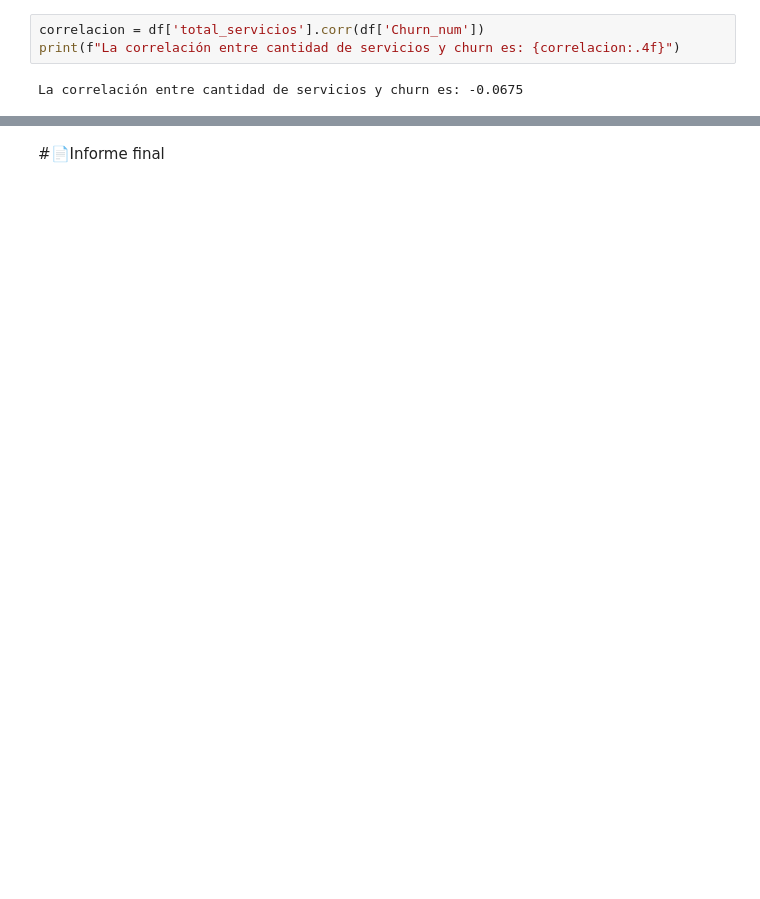
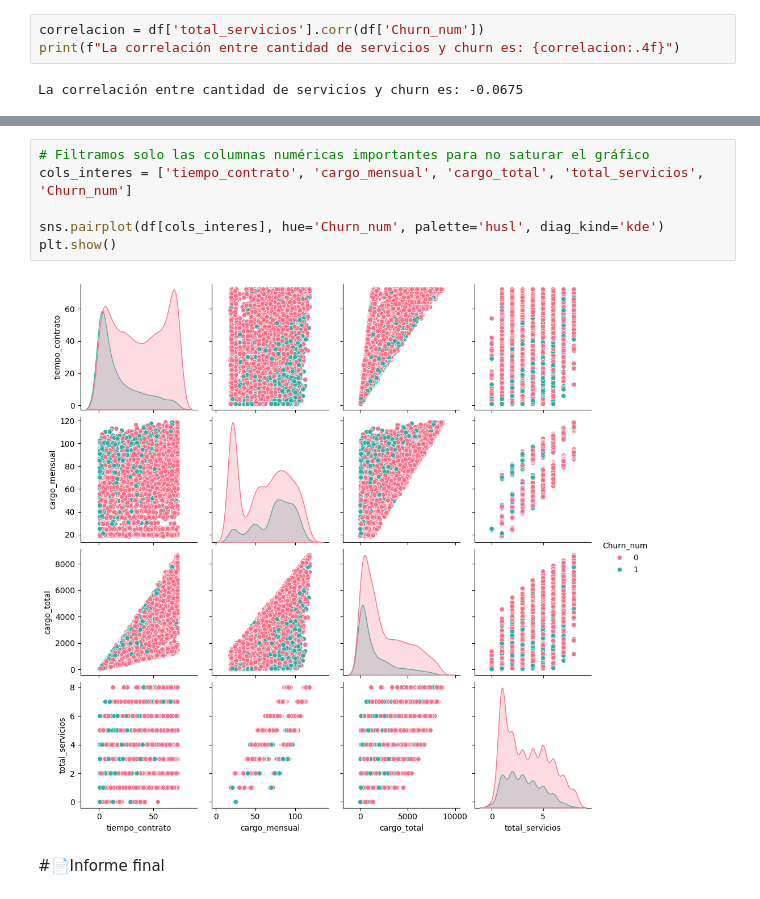
Before and after one commit to rociocelestial/Challenge2-Data-Science, a Jupyter notebook: TelecomX_LATAM.ipynb, the cells around one changed output, grey strips where cells are left out. Cells and saved outputs as stored; diff of their text form; blank space fills up the shorter version.

```diff
--- a/TelecomX_LATAM.ipynb
+++ b/TelecomX_LATAM.ipynb
@@ -1042,2 +1089,10 @@ La correlación entre cantidad de servicios y churn es: -0.0675
+# %%
+# Filtramos solo las columnas numéricas importantes para no saturar el gráfico
+cols_interes = ['tiempo_contrato', 'cargo_mensual', 'cargo_total', 'total_servicios', 'Churn_num']
+
+sns.pairplot(df[cols_interes], hue='Churn_num', palette='husl', diag_kind='kde')
+plt.show()
+# %% [output]
+[figure, added]
 # %% [markdown]
 #📄Informe final
```
Also changed, not shown: parts of 23 cells of this notebook.
